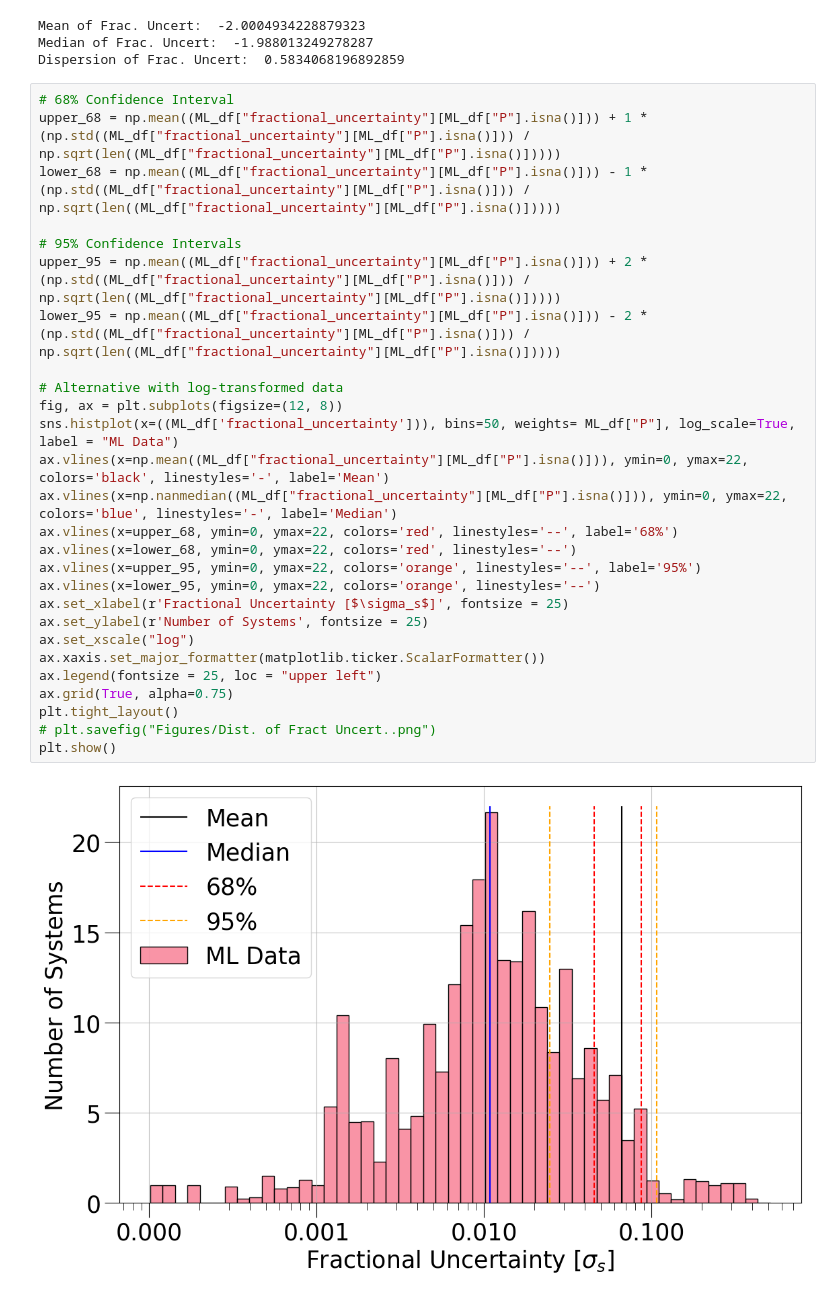
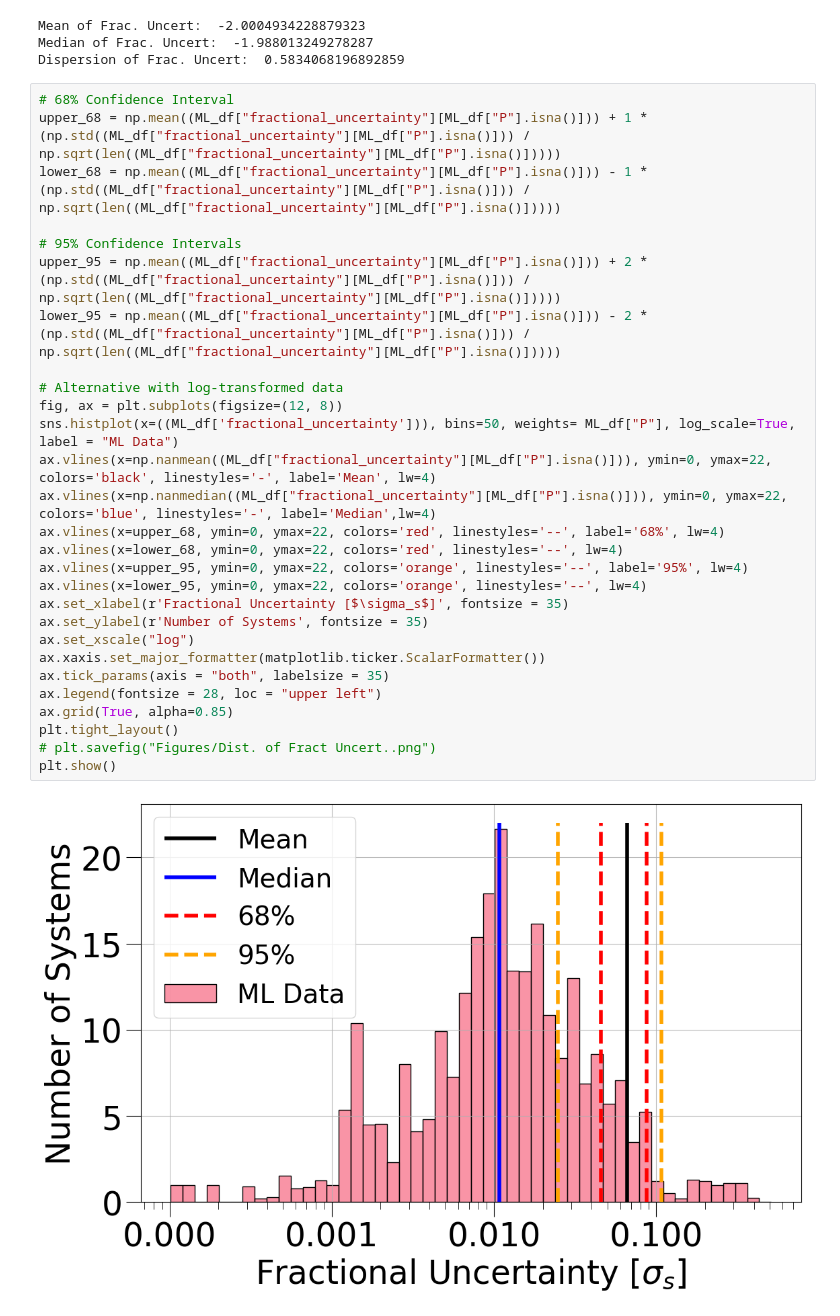
Before and after one commit to victorkarkour/Microlensing-Separation, a Jupyter notebook: Dist_s_errors.ipynb, the cells around one changed output. Cells and saved outputs as stored; diff of their text form.

Commit message:
- Updated Figures according to Scott's checklist (Look at Plan for 2026 doc)
- Need to start working on random sampling for Figure 5 in Paper

```diff
--- a/Dist_s_errors.ipynb
+++ b/Dist_s_errors.ipynb
@@ -181,30 +181,31 @@ Dispersion of Frac. Uncert:  0.5834068196892859
 # %%
 # 68% Confidence Interval
 upper_68 = np.mean((ML_df["fractional_uncertainty"][ML_df["P"].isna()])) + 1 * (np.std((ML_df["fractional_uncertainty"][ML_df["P"].isna()])) / np.sqrt(len((ML_df["fractional_uncertainty"][ML_df["P"].isna()]))))
 lower_68 = np.mean((ML_df["fractional_uncertainty"][ML_df["P"].isna()])) - 1 * (np.std((ML_df["fractional_uncertainty"][ML_df["P"].isna()])) / np.sqrt(len((ML_df["fractional_uncertainty"][ML_df["P"].isna()]))))
 
 # 95% Confidence Intervals
 upper_95 = np.mean((ML_df["fractional_uncertainty"][ML_df["P"].isna()])) + 2 * (np.std((ML_df["fractional_uncertainty"][ML_df["P"].isna()])) / np.sqrt(len((ML_df["fractional_uncertainty"][ML_df["P"].isna()]))))
 lower_95 = np.mean((ML_df["fractional_uncertainty"][ML_df["P"].isna()])) - 2 * (np.std((ML_df["fractional_uncertainty"][ML_df["P"].isna()])) / np.sqrt(len((ML_df["fractional_uncertainty"][ML_df["P"].isna()]))))
 
 # Alternative with log-transformed data
 fig, ax = plt.subplots(figsize=(12, 8))
 sns.histplot(x=((ML_df['fractional_uncertainty'])), bins=50, weights= ML_df["P"], log_scale=True, label = "ML Data")
-ax.vlines(x=np.mean((ML_df["fractional_uncertainty"][ML_df["P"].isna()])), ymin=0, ymax=22, colors='black', linestyles='-', label='Mean')
-ax.vlines(x=np.nanmedian((ML_df["fractional_uncertainty"][ML_df["P"].isna()])), ymin=0, ymax=22, colors='blue', linestyles='-', label='Median')
-ax.vlines(x=upper_68, ymin=0, ymax=22, colors='red', linestyles='--', label='68%')
-ax.vlines(x=lower_68, ymin=0, ymax=22, colors='red', linestyles='--')
-ax.vlines(x=upper_95, ymin=0, ymax=22, colors='orange', linestyles='--', label='95%')
-ax.vlines(x=lower_95, ymin=0, ymax=22, colors='orange', linestyles='--')
-ax.set_xlabel(r'Fractional Uncertainty [$\sigma_s$]', fontsize = 25)
-ax.set_ylabel(r'Number of Systems', fontsize = 25)
+ax.vlines(x=np.nanmean((ML_df["fractional_uncertainty"][ML_df["P"].isna()])), ymin=0, ymax=22, colors='black', linestyles='-', label='Mean', lw=4)
+ax.vlines(x=np.nanmedian((ML_df["fractional_uncertainty"][ML_df["P"].isna()])), ymin=0, ymax=22, colors='blue', linestyles='-', label='Median',lw=4)
+ax.vlines(x=upper_68, ymin=0, ymax=22, colors='red', linestyles='--', label='68%', lw=4)
+ax.vlines(x=lower_68, ymin=0, ymax=22, colors='red', linestyles='--', lw=4)
+ax.vlines(x=upper_95, ymin=0, ymax=22, colors='orange', linestyles='--', label='95%', lw=4)
+ax.vlines(x=lower_95, ymin=0, ymax=22, colors='orange', linestyles='--', lw=4)
+ax.set_xlabel(r'Fractional Uncertainty [$\sigma_s$]', fontsize = 35)
+ax.set_ylabel(r'Number of Systems', fontsize = 35)
 ax.set_xscale("log")
 ax.xaxis.set_major_formatter(matplotlib.ticker.ScalarFormatter())
-ax.legend(fontsize = 25, loc = "upper left")
-ax.grid(True, alpha=0.75)
+ax.tick_params(axis = "both", labelsize = 35)
+ax.legend(fontsize = 28, loc = "upper left")
+ax.grid(True, alpha=0.85)
 plt.tight_layout()
 # plt.savefig("Figures/Dist. of Fract Uncert..png")
 plt.show()
 # %% [output]
-[figure, old version]
+[figure, new version]
 # %%
```
Also changed, not shown: parts of 1 cell of this notebook, 16 other files.
